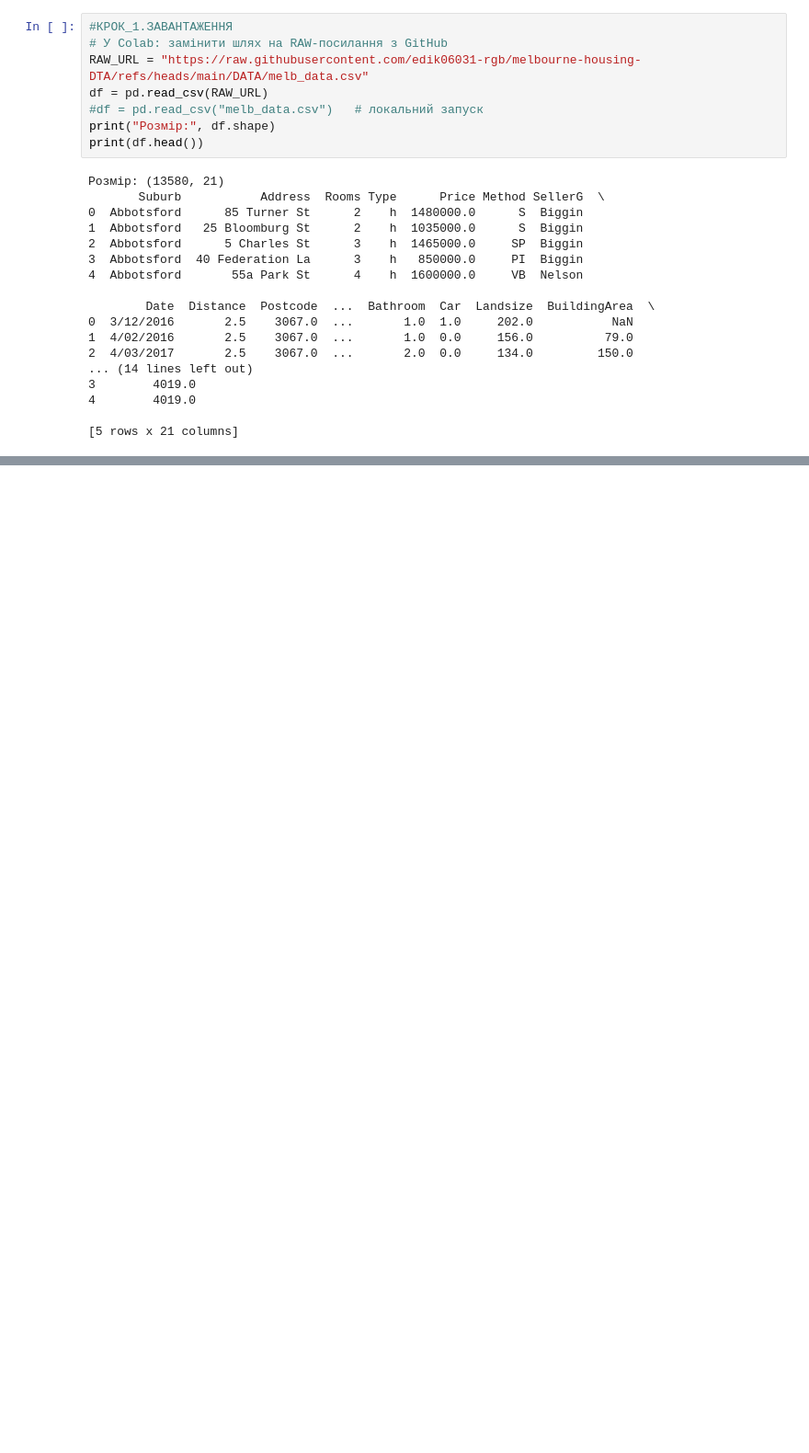
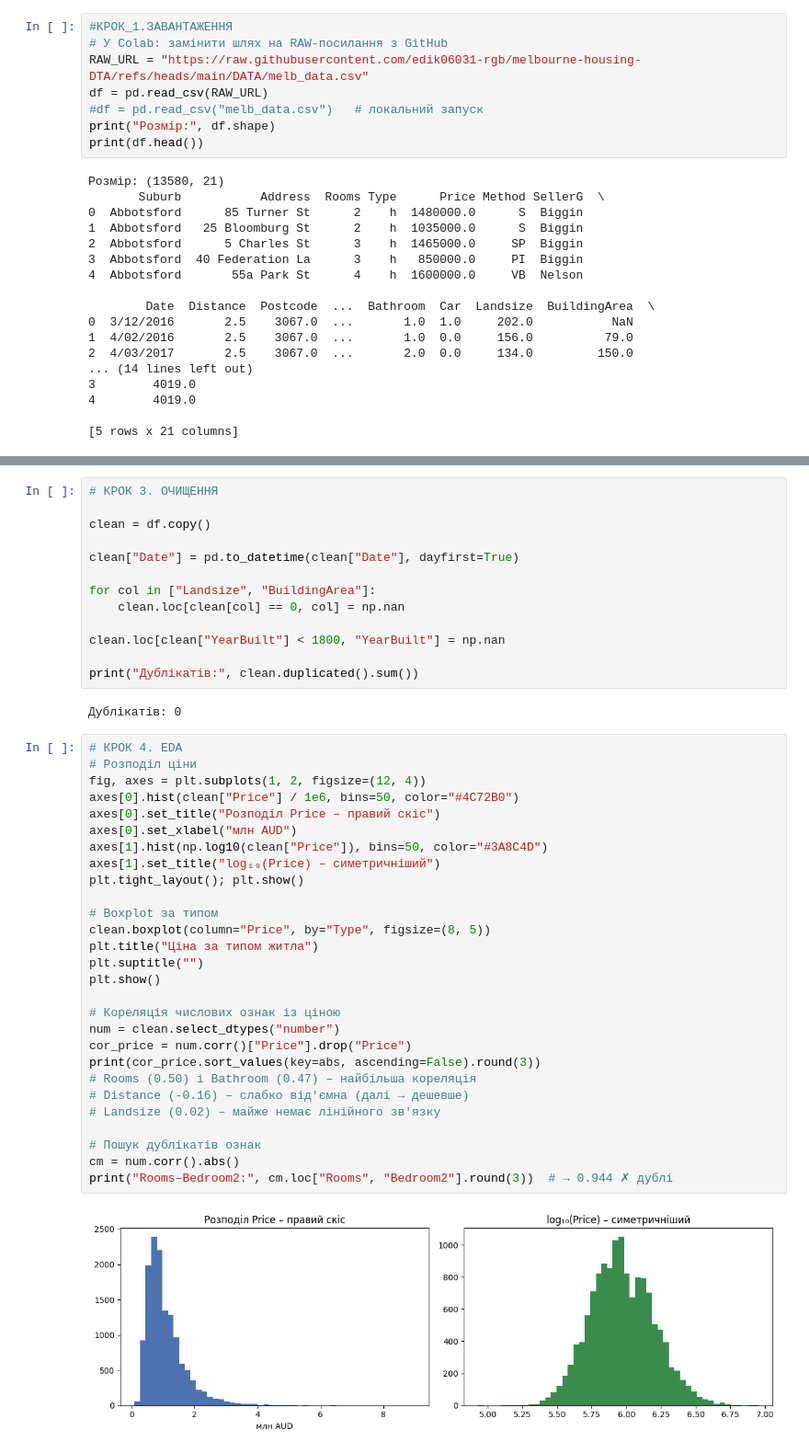
Before and after one commit to edik06031-rgb/melbourne-housing-DTA, a Jupyter notebook: notebooks/melbourne_housing_snapshot.ipynb, the cells around one changed output, grey strips where cells are left out. Shown at 92% size. Cells and saved outputs as stored; diff of their text form; blank space fills up the shorter version.

```diff
--- a/notebooks/melbourne_housing_snapshot.ipynb
+++ b/notebooks/melbourne_housing_snapshot.ipynb
@@ -46,0 +81,45 @@ print(df.head())
+# %%
+# КРОК 3. ОЧИЩЕННЯ
+
+clean = df.copy()
+
+clean["Date"] = pd.to_datetime(clean["Date"], dayfirst=True)
+
+for col in ["Landsize", "BuildingArea"]:
+    clean.loc[clean[col] == 0, col] = np.nan
+
+clean.loc[clean["YearBuilt"] < 1800, "YearBuilt"] = np.nan
+
+print("Дублікатів:", clean.duplicated().sum())
+# %% [output]
+Дублікатів: 0
+# %%
+# КРОК 4. EDA
+# Розподіл ціни
+fig, axes = plt.subplots(1, 2, figsize=(12, 4))
+axes[0].hist(clean["Price"] / 1e6, bins=50, color="#4C72B0")
+axes[0].set_title("Розподіл Price – правий скіс")
+axes[0].set_xlabel("млн AUD")
+axes[1].hist(np.log10(clean["Price"]), bins=50, color="#3A8C4D")
+axes[1].set_title("log₁₀(Price) – симетричніший")
+plt.tight_layout(); plt.show()
+
+# Boxplot за типом
+clean.boxplot(column="Price", by="Type", figsize=(8, 5))
+plt.title("Ціна за типом житла")
+plt.suptitle("")
+plt.show()
+
+# Кореляція числових ознак із ціною
+num = clean.select_dtypes("number")
+cor_price = num.corr()["Price"].drop("Price")
+print(cor_price.sort_values(key=abs, ascending=False).round(3))
+# Rooms (0.50) і Bathroom (0.47) – найбільша кореляція
+# Distance (-0.16) – слабко від'ємна (далі → дешевше)
+# Landsize (0.02) – майже немає лінійного зв'язку
+
+# Пошук дублікатів ознак
+cm = num.corr().abs()
+print("Rooms–Bedroom2:", cm.loc["Rooms", "Bedroom2"].round(3))  # → 0.944 ✗ дублі
+# %% [output]
+[figure, added]
```
Also changed, not shown: parts of 6 cells of this notebook.
